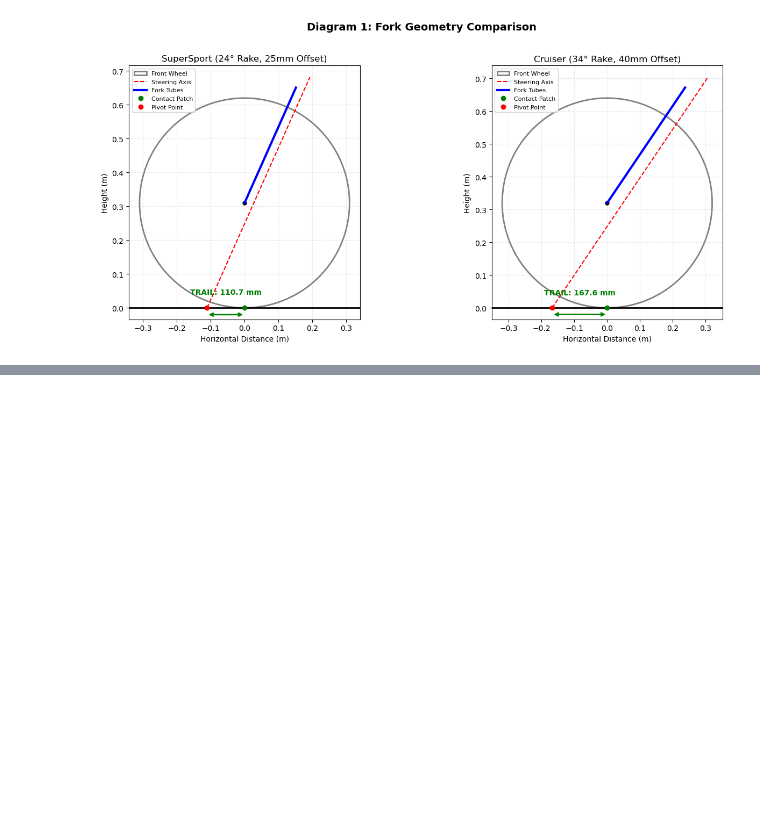
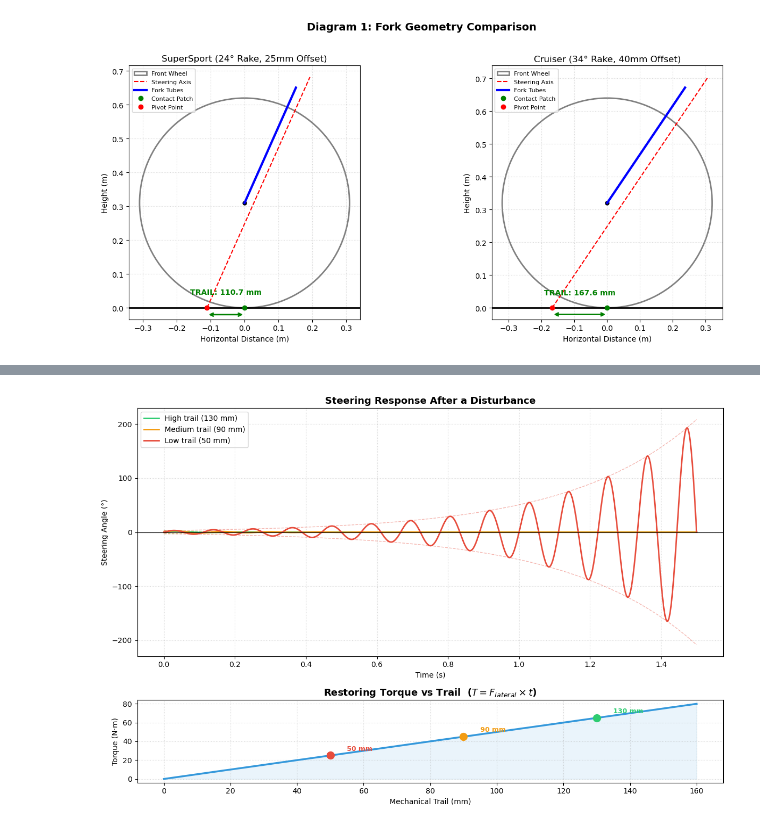
Before and after one commit to lizzardbald/motorcycle-stability, a Jupyter notebook: Main.ipynb, the cells around one changed output, grey strips where cells are left out. Drawn from its saved outputs; the diff is of its cells as text; code cells hidden in the pictures; blank space fills up the shorter version.

```diff
--- a/Main.ipynb
+++ b/Main.ipynb
@@ -152,0 +144,4 @@ trail.plot_trail_vs_rake(
+# %%
+caster.plot_caster_response()
+# %% [output]
+[figure, added]
```
Also changed, not shown: parts of 20 cells of this notebook, 5 other files.
